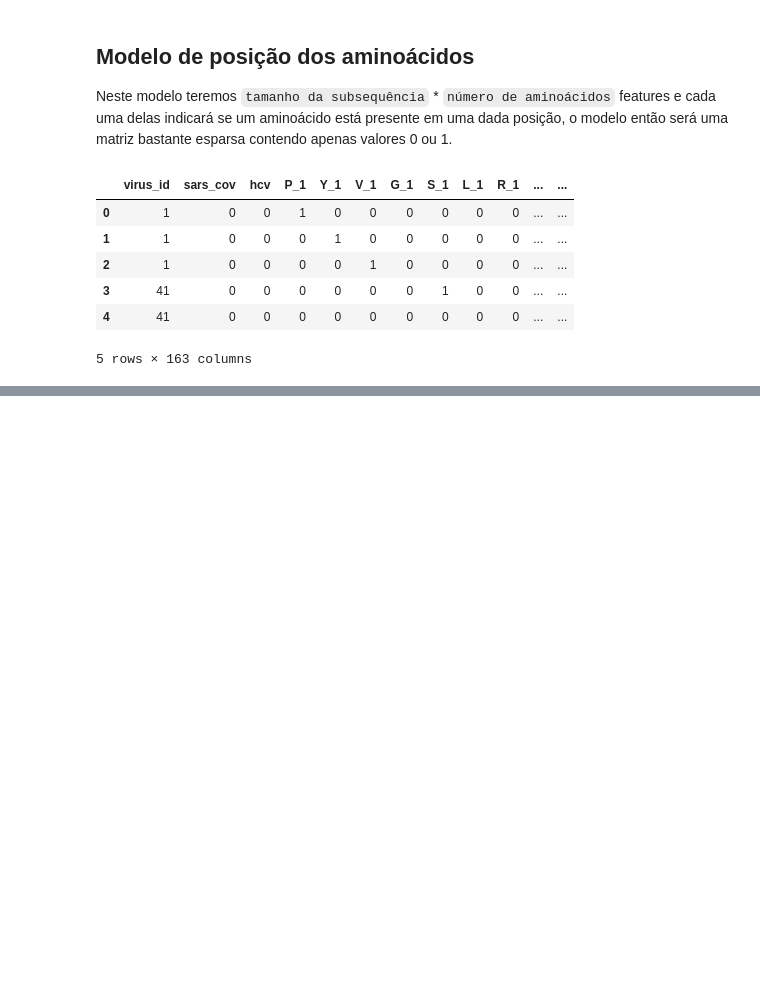
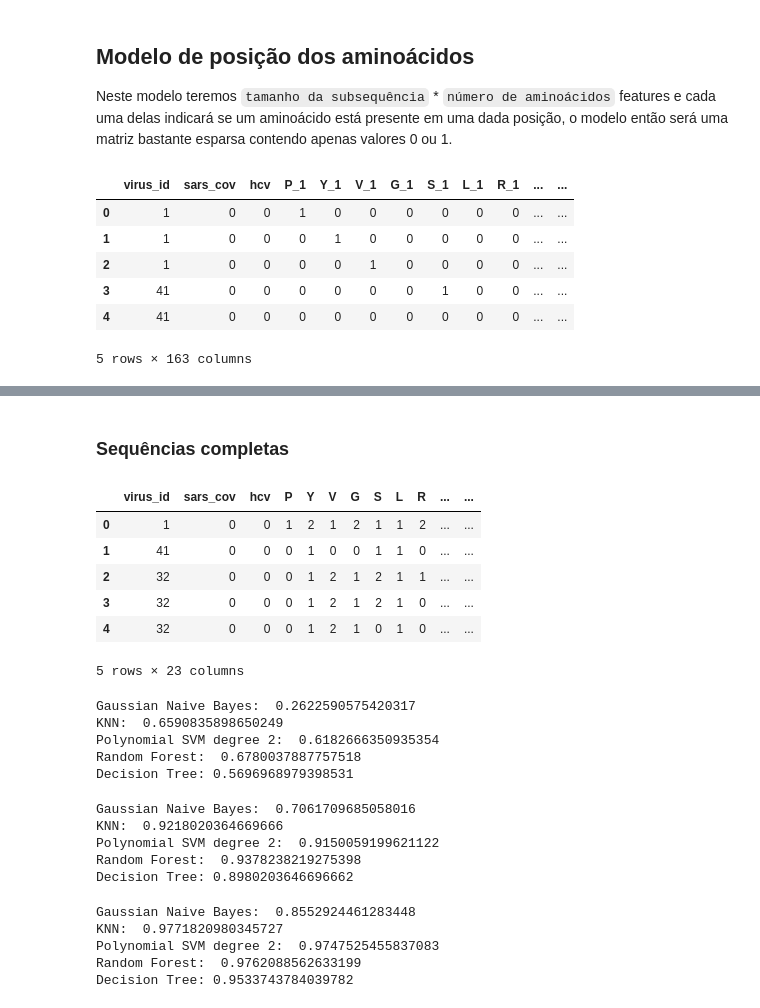
Before and after one commit to lucas-mv/peptide-avpdb-ml, a Jupyter notebook: peptide-ml.ipynb, the cells around one changed output, grey strips where cells are left out. Cells and saved outputs as stored; diff of their text form; code cells hidden in the pictures; blank space fills up the shorter version.

```diff
--- a/peptide-ml.ipynb
+++ b/peptide-ml.ipynb
@@ -273,0 +315,2 @@ Decision Tree: 0.8970709230138525
+# %%
+max_sequence_length = data['Sequence'].str.len().max()
@@ -273,0 +359,13 @@ Decision Tree: 0.8970709230138525
+# %% [markdown]
+### Sequências completas
+# %%
+df, virus_encoder = build_2_gram_subsequence_dataframe(data, max_sequence_length)
+df.head()
+# %% [output]
+|  | virus_id | sars_cov | hcv | P | Y | V | G | S | L | R | ... | ... |
+| 0 | 1 | 0 | 0 | 1 | 2 | 1 | 2 | 1 | 1 | 2 | ... | ... |
+| 1 | 41 | 0 | 0 | 0 | 1 | 0 | 0 | 1 | 1 | 0 | ... | ... |
+| 2 | 32 | 0 | 0 | 0 | 1 | 2 | 1 | 2 | 1 | 1 | ... | ... |
+| 3 | 32 | 0 | 0 | 0 | 1 | 2 | 1 | 2 | 1 | 0 | ... | ... |
+| 4 | 32 | 0 | 0 | 0 | 1 | 2 | 1 | 0 | 1 | 0 | ... | ... |
+5 rows × 23 columns
@@ -273,0 +374,27 @@ Decision Tree: 0.8970709230138525
+# %%
+y = df['virus_id'].values.ravel()
+benchmark_classifiers(X, y)
+# %% [output]
+Gaussian Naive Bayes:  0.2622590575420317
+KNN:  0.6590835898650249
+Polynomial SVM degree 2:  0.6182666350935354
+Random Forest:  0.6780037887757518
+Decision Tree: 0.5696968979398531
+# %%
+y = df['hcv'].values.ravel()
+benchmark_classifiers(X, y)
+# %% [output]
+Gaussian Naive Bayes:  0.7061709685058016
+KNN:  0.9218020364669666
+Polynomial SVM degree 2:  0.9150059199621122
+Random Forest:  0.9378238219275398
+Decision Tree: 0.8980203646696662
+# %%
+y = df['sars_cov'].values.ravel()
+benchmark_classifiers(X, y)
+# %% [output]
+Gaussian Naive Bayes:  0.8552924461283448
+KNN:  0.9771820980345727
+Polynomial SVM degree 2:  0.9747525455837083
+Random Forest:  0.9762088562633199
+Decision Tree: 0.9533743784039782
```
Also changed, not shown: parts of 27 cells of this notebook.
